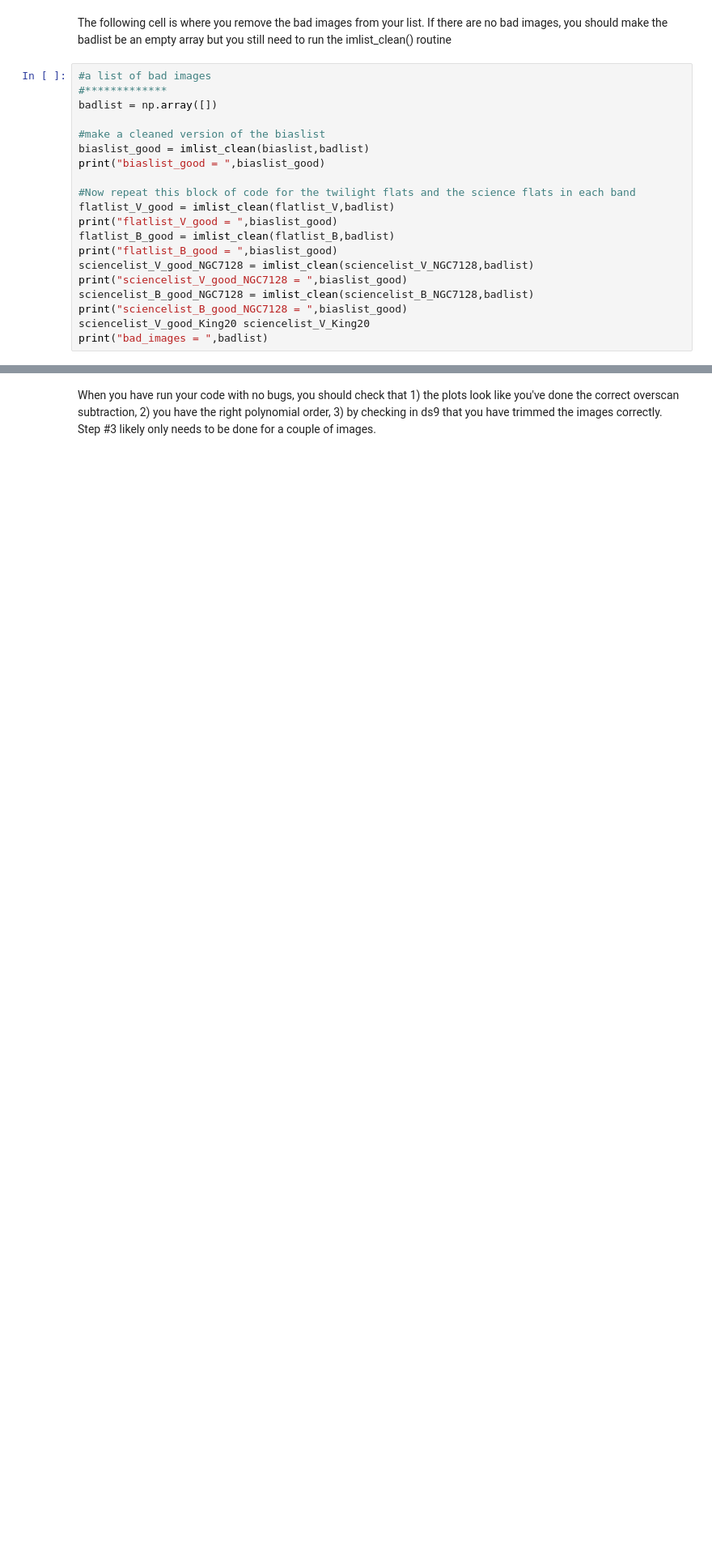
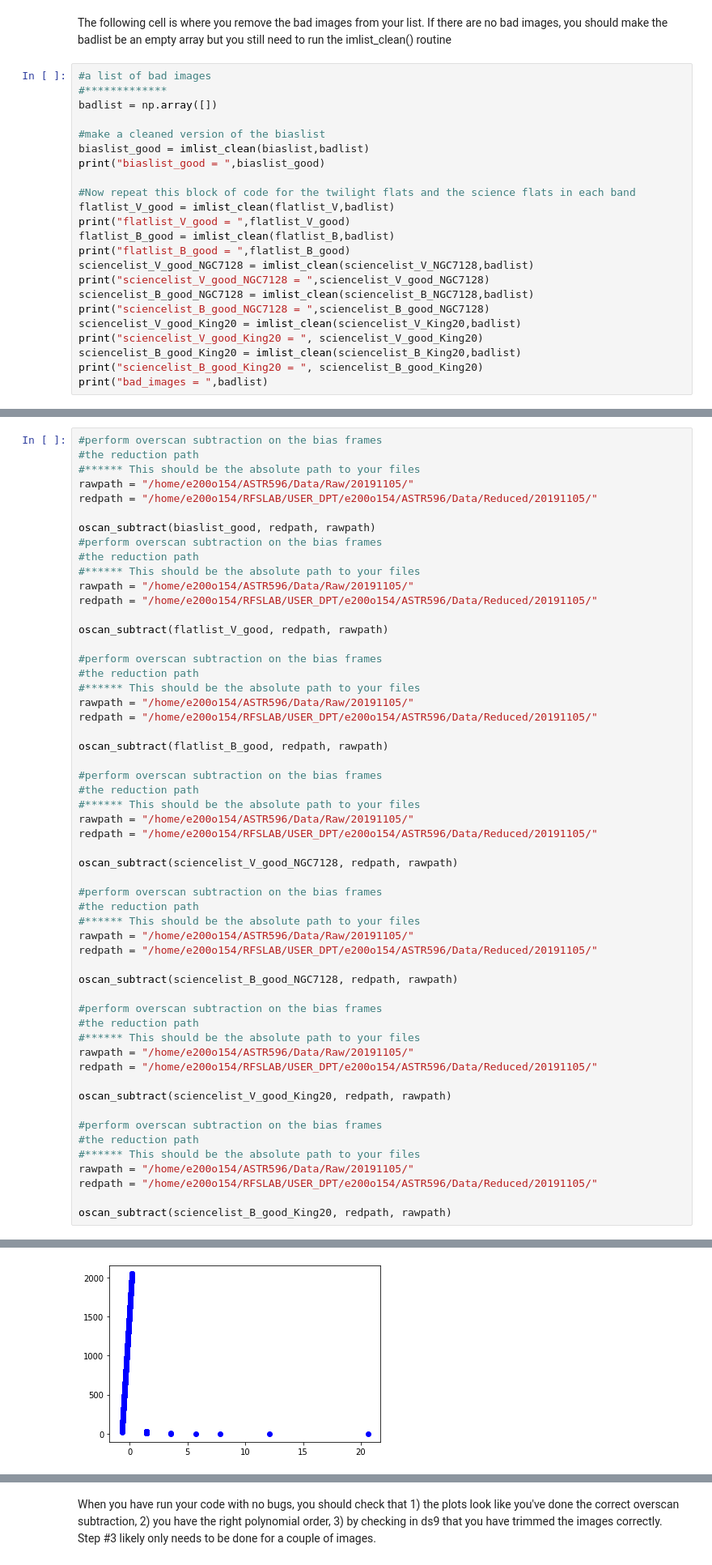
Before and after one commit to elliot1283/astr596_eorellana_obsproject, a Jupyter notebook: reduction_part1_student.ipynb, the cells around one changed output, grey strips where cells are left out. Shown at 81% size. Saved outputs shown, nothing was run; the diff lists cells and outputs as text; blank space fills up the shorter version.

Commit message:
reduction_part1_PossiblyDone_student.ipynb

```diff
--- a/reduction_part1_student.ipynb
+++ b/reduction_part1_student.ipynb
@@ -101,14 +101,17 @@ print("biaslist_good = ",biaslist_good)
 
 #Now repeat this block of code for the twilight flats and the science flats in each band
 flatlist_V_good = imlist_clean(flatlist_V,badlist)
-print("flatlist_V_good = ",biaslist_good)
+print("flatlist_V_good = ",flatlist_V_good)
 flatlist_B_good = imlist_clean(flatlist_B,badlist)
-print("flatlist_B_good = ",biaslist_good)
+print("flatlist_B_good = ",flatlist_B_good)
 sciencelist_V_good_NGC7128 = imlist_clean(sciencelist_V_NGC7128,badlist)
-print("sciencelist_V_good_NGC7128 = ",biaslist_good)
+print("sciencelist_V_good_NGC7128 = ",sciencelist_V_good_NGC7128)
 sciencelist_B_good_NGC7128 = imlist_clean(sciencelist_B_NGC7128,badlist)
-print("sciencelist_B_good_NGC7128 = ",biaslist_good)
-sciencelist_V_good_King20 sciencelist_V_King20
+print("sciencelist_B_good_NGC7128 = ",sciencelist_B_good_NGC7128)
+sciencelist_V_good_King20 = imlist_clean(sciencelist_V_King20,badlist)
+print("sciencelist_V_good_King20 = ", sciencelist_V_good_King20)
+sciencelist_B_good_King20 = imlist_clean(sciencelist_B_King20,badlist)
+print("sciencelist_B_good_King20 = ", sciencelist_B_good_King20)
 print("bad_images = ",badlist)
 # %% [output]
 biaslist_good =  ['b000.fits' 'b001.fits' 'b002.fits' 'b003.fits' 'b004.fits' 'b005.fits'
@@ -218,0 +513,56 @@ IndexError: tuple index out of range
+# %%
+#perform overscan subtraction on the bias frames
+#the reduction path
+#****** This should be the absolute path to your files
+rawpath = "/home/e200o154/ASTR596/Data/Raw/20191105/"
+redpath = "/home/e200o154/RFSLAB/USER_DPT/e200o154/ASTR596/Data/Reduced/20191105/"
+
+oscan_subtract(biaslist_good, redpath, rawpath)
+#perform overscan subtraction on the bias frames
+#the reduction path
+#****** This should be the absolute path to your files
+rawpath = "/home/e200o154/ASTR596/Data/Raw/20191105/"
+redpath = "/home/e200o154/RFSLAB/USER_DPT/e200o154/ASTR596/Data/Reduced/20191105/"
+
+oscan_subtract(flatlist_V_good, redpath, rawpath)
+
+#perform overscan subtraction on the bias frames
+#the reduction path
+#****** This should be the absolute path to your files
+rawpath = "/home/e200o154/ASTR596/Data/Raw/20191105/"
+redpath = "/home/e200o154/RFSLAB/USER_DPT/e200o154/ASTR596/Data/Reduced/20191105/"
+
+oscan_subtract(flatlist_B_good, redpath, rawpath)
+
+#perform overscan subtraction on the bias frames
+#the reduction path
+#****** This should be the absolute path to your files
+rawpath = "/home/e200o154/ASTR596/Data/Raw/20191105/"
+redpath = "/home/e200o154/RFSLAB/USER_DPT/e200o154/ASTR596/Data/Reduced/20191105/"
+
+oscan_subtract(sciencelist_V_good_NGC7128, redpath, rawpath)
+
+#perform overscan subtraction on the bias frames
+#the reduction path
+#****** This should be the absolute path to your files
+rawpath = "/home/e200o154/ASTR596/Data/Raw/20191105/"
+redpath = "/home/e200o154/RFSLAB/USER_DPT/e200o154/ASTR596/Data/Reduced/20191105/"
+
+oscan_subtract(sciencelist_B_good_NGC7128, redpath, rawpath)
+
+#perform overscan subtraction on the bias frames
+#the reduction path
+#****** This should be the absolute path to your files
+rawpath = "/home/e200o154/ASTR596/Data/Raw/20191105/"
+redpath = "/home/e200o154/RFSLAB/USER_DPT/e200o154/ASTR596/Data/Reduced/20191105/"
+
+oscan_subtract(sciencelist_V_good_King20, redpath, rawpath)
+
+#perform overscan subtraction on the bias frames
+#the reduction path
+#****** This should be the absolute path to your files
+rawpath = "/home/e200o154/ASTR596/Data/Raw/20191105/"
+redpath = "/home/e200o154/RFSLAB/USER_DPT/e200o154/ASTR596/Data/Reduced/20191105/"
+
+oscan_subtract(sciencelist_B_good_King20, redpath, rawpath)
+# %% [output]
@@ -218,0 +570 @@ IndexError: tuple index out of range
+[figure, added]
```
Also changed, not shown: parts of 4 cells of this notebook.
